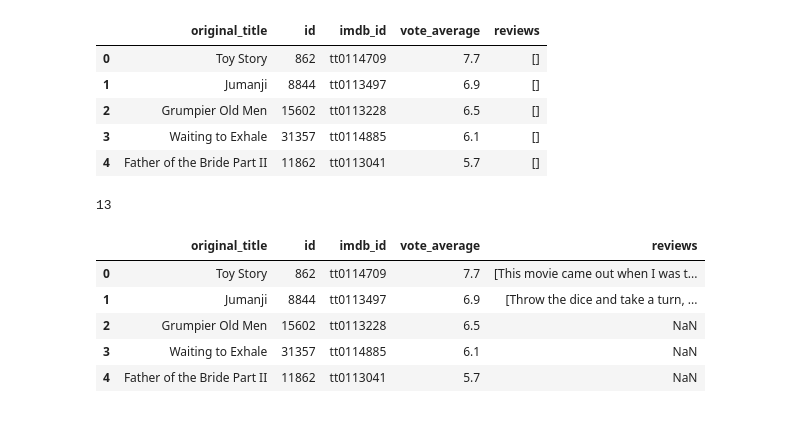
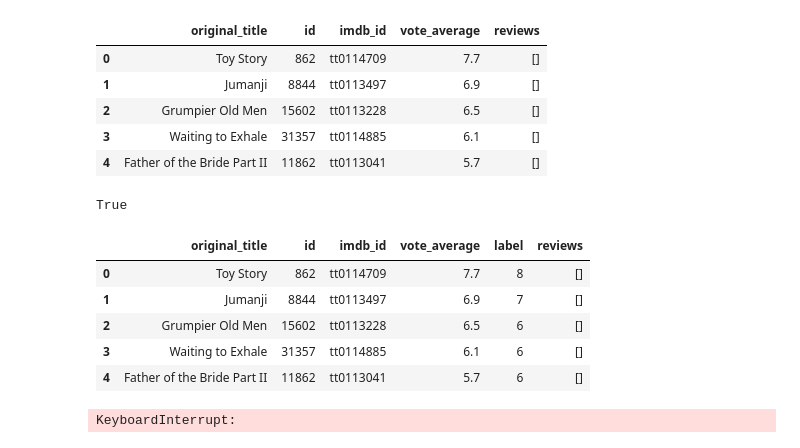
Before and after one commit to 123453ANSH/MovieGenrePrediction, a Jupyter notebook: Movie Reviews Data Processing.ipynb, the cells around one changed output. Saved outputs shown, nothing was run; the diff lists cells and outputs as text; code cells hidden in the pictures.

```diff
--- a/Movie Reviews Data Processing.ipynb
+++ b/Movie Reviews Data Processing.ipynb
@@ -19,3 +22,7 @@ movies.head()
 | 2 | Grumpier Old Men | 15602 | tt0113228 | 6.5 | [] |
 | 3 | Waiting to Exhale | 31357 | tt0114885 | 6.1 | [] |
 | 4 | Father of the Bride Part II | 11862 | tt0113041 | 5.7 | [] |
+# %%
+movies['vote_average'].isnull().values.any()
+# %% [output]
+True
@@ -22,3 +37,12 @@ movies.head()
+# %%
+movies.head()
+# %% [output]
+|  | original_title | id | imdb_id | vote_average | label | reviews |
+| 0 | Toy Story | 862 | tt0114709 | 7.7 | 8 | [] |
+| 1 | Jumanji | 8844 | tt0113497 | 6.9 | 7 | [] |
+| 2 | Grumpier Old Men | 15602 | tt0113228 | 6.5 | 6 | [] |
+| 3 | Waiting to Exhale | 31357 | tt0114885 | 6.1 | 6 | [] |
+| 4 | Father of the Bride Part II | 11862 | tt0113041 | 5.7 | 6 | [] |
 # %%
 import json
 import os
@@ -59,7 +83,7 @@ def get_tmdb_reviews():
             movies.at[index, 'reviews'] = float("NaN")
 
         # SET LIMIT
-        if index > 20:
+        if index > 5000:
             print(k)
             break
 
@@ -68,10 +92,4 @@ def get_tmdb_reviews():
 get_tmdb_reviews()
 movies.head()
 # %% [output]
-13
+KeyboardInterrupt:
-|  | original_title | id | imdb_id | vote_average | reviews |
-| 0 | Toy Story | 862 | tt0114709 | 7.7 | [This movie came out when I was t... |
-| 1 | Jumanji | 8844 | tt0113497 | 6.9 | [Throw the dice and take a turn, ... |
-| 2 | Grumpier Old Men | 15602 | tt0113228 | 6.5 | NaN |
-| 3 | Waiting to Exhale | 31357 | tt0114885 | 6.1 | NaN |
-| 4 | Father of the Bride Part II | 11862 | tt0113041 | 5.7 | NaN |
```
Also changed, not shown: parts of 19 cells of this notebook, 4 other files.
